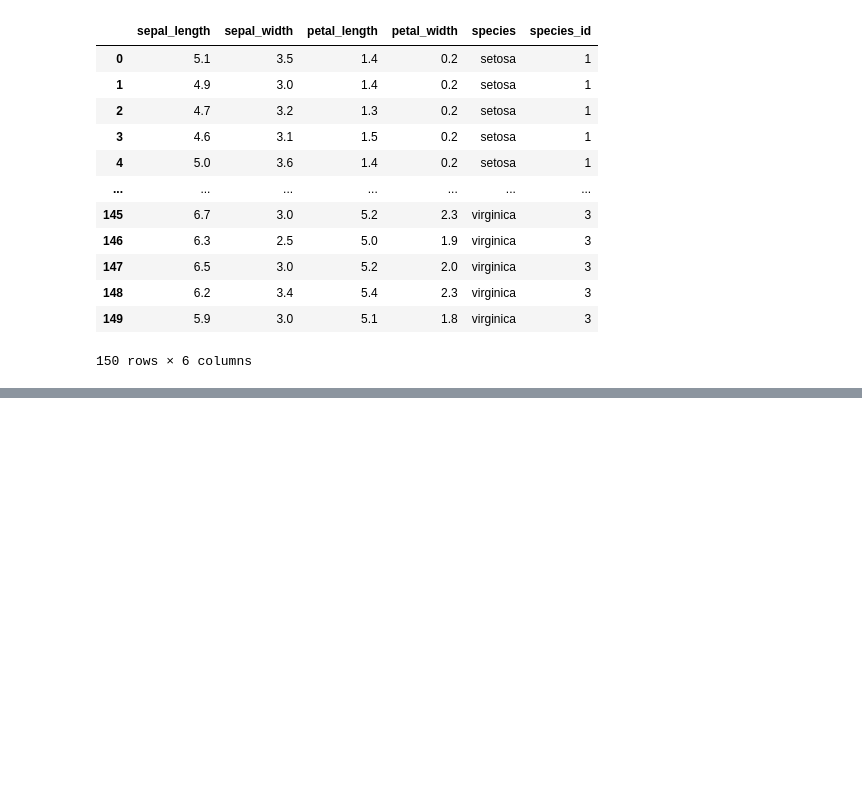
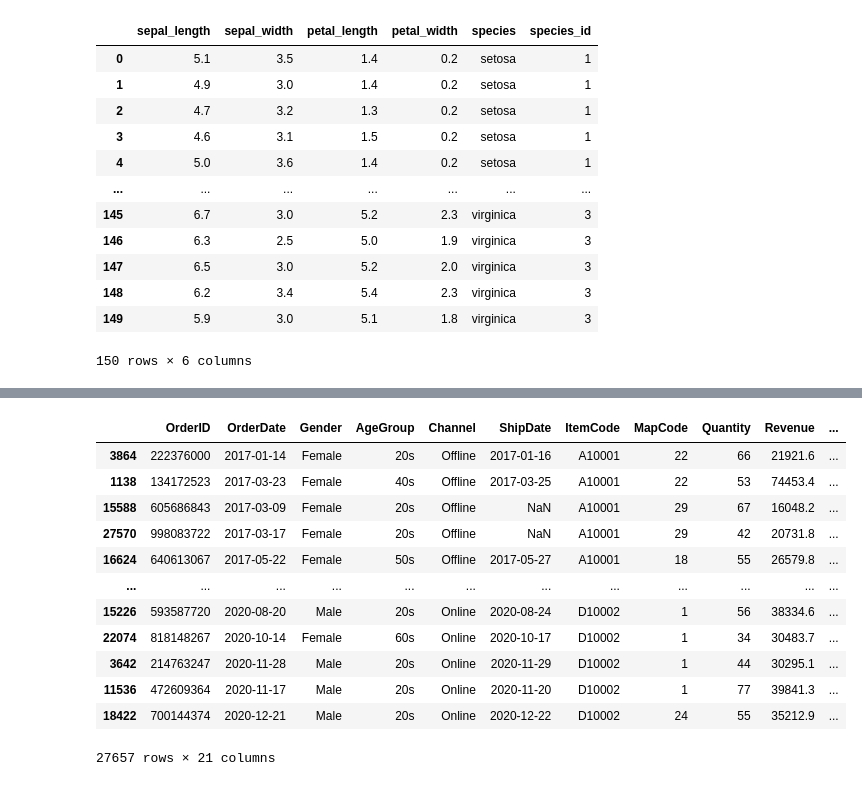
Before and after one commit to hyunjun33/Data_Visualization, a Jupyter notebook: Learning dash/Plotly.ipynb, the cells around one changed output, grey strips where cells are left out. Saved outputs shown, nothing was run; the diff lists cells and outputs as text; code cells hidden in the pictures; blank space fills up the shorter version.

```diff
--- a/Learning dash/Plotly.ipynb
+++ b/Learning dash/Plotly.ipynb
@@ -64,3 +64,29 @@ fig.update_layout(xaxis=dict(title="sepal_width"),
 fig.show()
 # %% [output]
 [interactive output not drawn]
+# %%
+import pandas as pd
+import numpy as np
+
+df = pd.read_csv("./data/Sales data/Data.csv", parse_dates=["OrderDate"])
+# %%
+# 연도, 월 변수 생성
+df["year"] = df["OrderDate"].dt.year
+df["month"] = df["OrderDate"].dt.month
+# %%
+# 데이터 정렬
+df = df.sort_values(by=["Region", "Channel", "Category", "Item Type", "year", "month", "Gender"])
+# %% [output]
+|  | OrderID | OrderDate | Gender | AgeGroup | Channel | ShipDate | ItemCode | MapCode | Quantity | Revenue | ... |
+| 3864 | 222376000 | 2017-01-14 | Female | 20s | Offline | 2017-01-16 | A10001 | 22 | 66 | 21921.6 | ... |
+| 1138 | 134172523 | 2017-03-23 | Female | 40s | Offline | 2017-03-25 | A10001 | 22 | 53 | 74453.4 | ... |
+| 15588 | 605686843 | 2017-03-09 | Female | 20s | Offline | NaN | A10001 | 29 | 67 | 16048.2 | ... |
+| 27570 | 998083722 | 2017-03-17 | Female | 20s | Offline | NaN | A10001 | 29 | 42 | 20731.8 | ... |
+| 16624 | 640613067 | 2017-05-22 | Female | 50s | Offline | 2017-05-27 | A10001 | 18 | 55 | 26579.8 | ... |
+| ... | ... | ... | ... | ... | ... | ... | ... | ... | ... | ... | ... |
+| 15226 | 593587720 | 2020-08-20 | Male | 20s | Online | 2020-08-24 | D10002 | 1 | 56 | 38334.6 | ... |
+| 22074 | 818148267 | 2020-10-14 | Female | 60s | Online | 2020-10-17 | D10002 | 1 | 34 | 30483.7 | ... |
+| 3642 | 214763247 | 2020-11-28 | Male | 20s | Online | 2020-11-29 | D10002 | 1 | 44 | 30295.1 | ... |
+| 11536 | 472609364 | 2020-11-17 | Male | 20s | Online | 2020-11-20 | D10002 | 1 | 77 | 39841.3 | ... |
+| 18422 | 700144374 | 2020-12-21 | Male | 20s | Online | 2020-12-22 | D10002 | 24 | 55 | 35212.9 | ... |
+27657 rows × 21 columns
```
